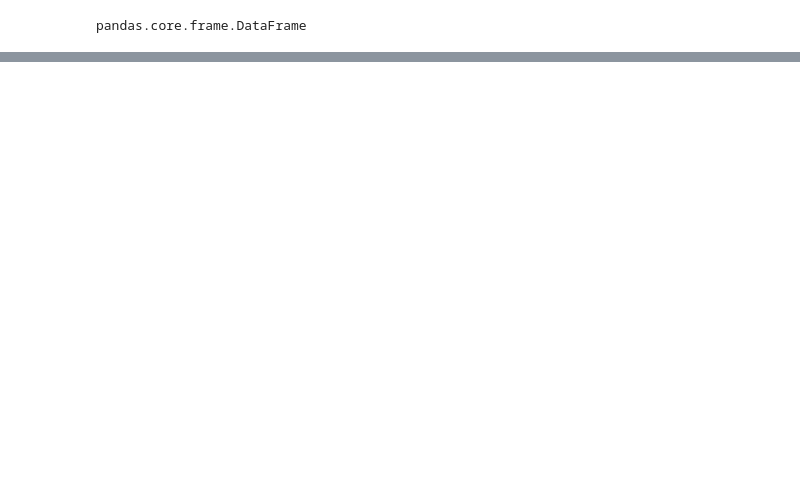
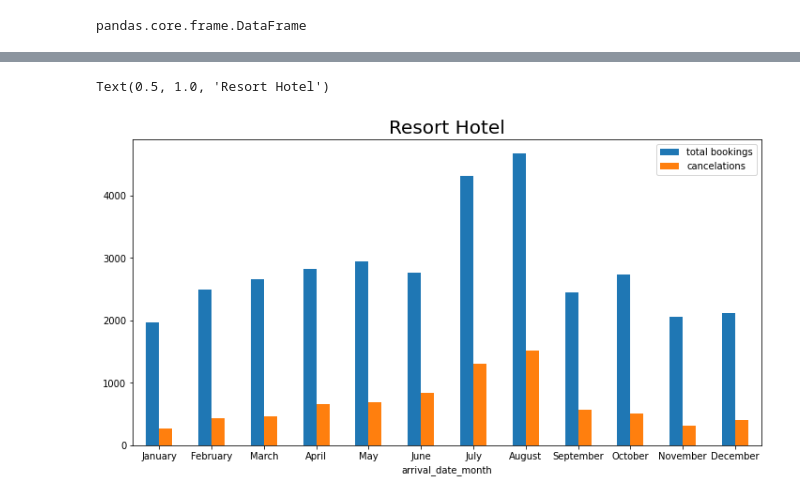
Before and after one commit to guptaprateek98/capstone_hotel, a Jupyter notebook: Copy_Hotel_Booking_Analysis_Capstone_Project.ipynb, the cells around one changed output, grey strips where cells are left out. Saved outputs shown, nothing was run; the diff lists cells and outputs as text; code cells hidden in the pictures; blank space fills up the shorter version.

```diff
--- a/Copy_Hotel_Booking_Analysis_Capstone_Project.ipynb
+++ b/Copy_Hotel_Booking_Analysis_Capstone_Project.ipynb
@@ -245,0 +282,17 @@ pandas.core.frame.DataFrame
+# %%
+a_resort = resort_bookings.groupby(['arrival_date_month'])['is_canceled'].count()
+# %%
+resort_cancelations = resort_bookings.loc[resort_bookings['is_canceled']== 1,['is_canceled','arrival_date_month']]
+# %%
+b_resort = resort_cancelations.groupby(['arrival_date_month'])['is_canceled'].count()
+# %%
+resort_book_cancel = pd.concat([a_resort,b_resort],axis = 1, keys = ['total bookings','cancelations'])
+# %%
+months = ['January', 'February', 'March', 'April', 'May', 'June', 'July', 'August', 'September', 'October', 'November', 'December']
+plt.rcParams['figure.figsize'] = (12, 6)
+resort_book_cancel.reindex(months).plot.bar()
+plt.xticks(rotation = 0)
+plt.title('Resort Hotel',fontsize=20)
+# %% [output]
+Text(0.5, 1.0, 'Resort Hotel')
+[figure, added]
```
Also changed, not shown: parts of 15 cells of this notebook.
